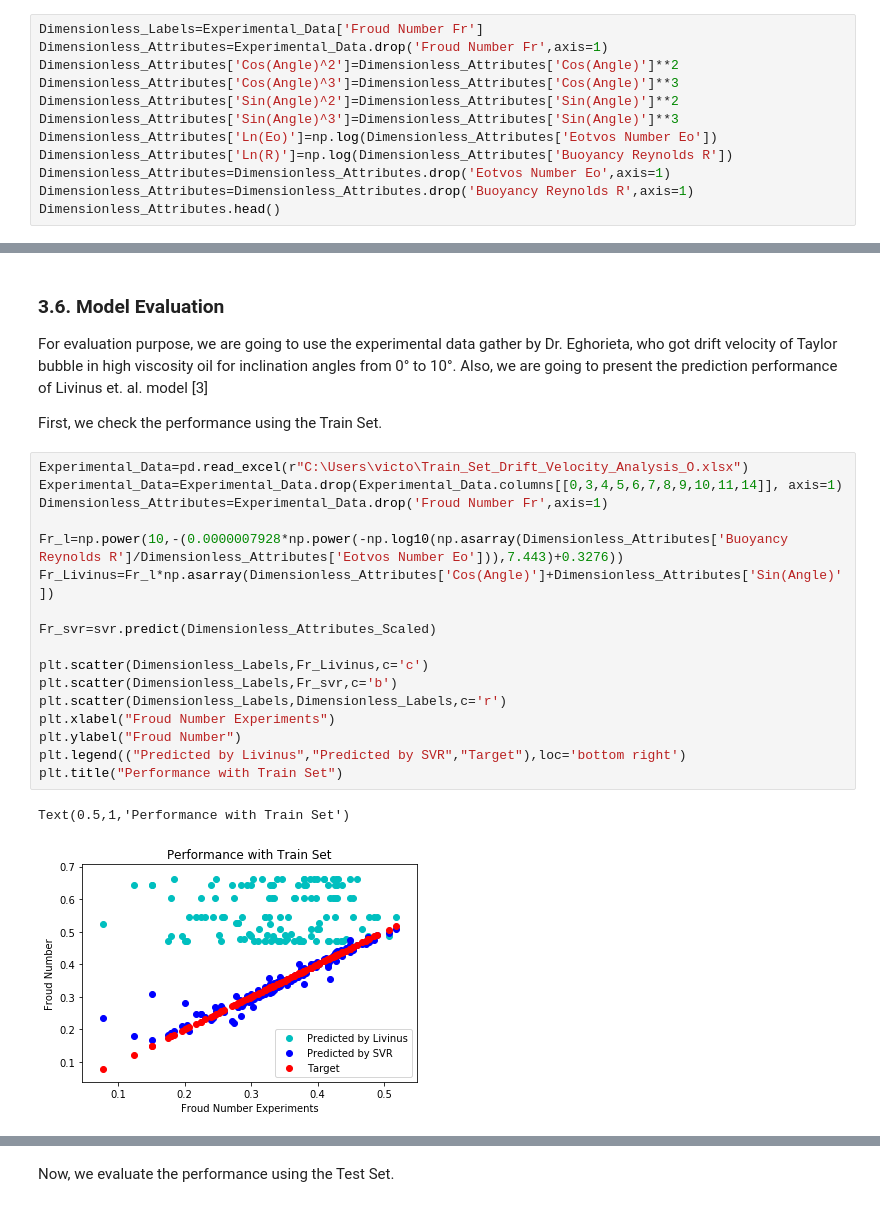
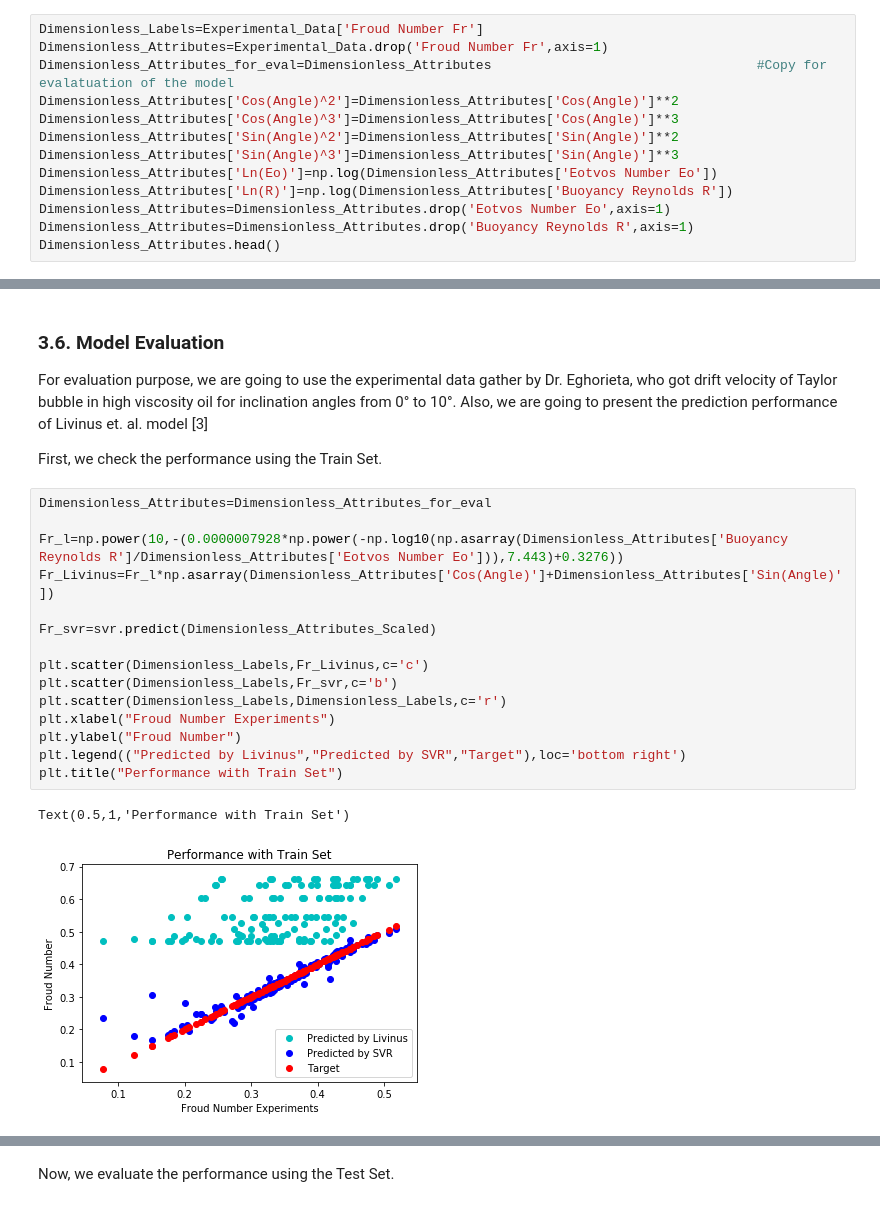
Before and after one commit to VictorPuglieseManotas/Research, a Jupyter notebook: Drift Velocity Analysis O.ipynb, the cells around one changed output, grey strips where cells are left out. Saved outputs shown, nothing was run; the diff lists cells and outputs as text.

```diff
--- a/Drift Velocity Analysis O.ipynb
+++ b/Drift Velocity Analysis O.ipynb
@@ -54,6 +62,7 @@ Analizing the data set, we suggest a polinomial relationship between the sinoida
 # %%
 Dimensionless_Labels=Experimental_Data['Froud Number Fr']
 Dimensionless_Attributes=Experimental_Data.drop('Froud Number Fr',axis=1)
+Dimensionless_Attributes_for_eval=Dimensionless_Attributes                                  #Copy for evalatuation of the model
 Dimensionless_Attributes['Cos(Angle)^2']=Dimensionless_Attributes['Cos(Angle)']**2
 Dimensionless_Attributes['Cos(Angle)^3']=Dimensionless_Attributes['Cos(Angle)']**3
 Dimensionless_Attributes['Sin(Angle)^2']=Dimensionless_Attributes['Sin(Angle)']**2
@@ -245,22 +254,20 @@ For evaluation purpose, we are going to use the experimental data gather by Dr.
 
 First, we check the performance using the Train Set.
 # %%
-Experimental_Data=pd.read_excel(r"C:\Users\victo\Train_Set_Drift_Velocity_Analysis_O.xlsx")
-Experimental_Data=Experimental_Data.drop(Experimental_Data.columns[[0,3,4,5,6,7,8,9,10,11,14]], axis=1)
-Dimensionless_Attributes=Experimental_Data.drop('Froud Number Fr',axis=1)
+Dimensionless_Attributes=Dimensionless_Attributes_for_eval
 
 Fr_l=np.power(10,-(0.0000007928*np.power(-np.log10(np.asarray(Dimensionless_Attributes['Buoyancy Reynolds R']/Dimensionless_Attributes['Eotvos Number Eo'])),7.443)+0.3276))
 Fr_Livinus=Fr_l*np.asarray(Dimensionless_Attributes['Cos(Angle)']+Dimensionless_Attributes['Sin(Angle)'])
 
 Fr_svr=svr.predict(Dimensionless_Attributes_Scaled)
 
 plt.scatter(Dimensionless_Labels,Fr_Livinus,c='c')
 plt.scatter(Dimensionless_Labels,Fr_svr,c='b')
 plt.scatter(Dimensionless_Labels,Dimensionless_Labels,c='r')
 plt.xlabel("Froud Number Experiments")
 plt.ylabel("Froud Number")
 plt.legend(("Predicted by Livinus","Predicted by SVR","Target"),loc='bottom right')
 plt.title("Performance with Train Set")
 # %% [output]
 Text(0.5,1,'Performance with Train Set')
-[figure, old version]
+[figure, new version]
```
Also changed, not shown: parts of 14 cells of this notebook.
